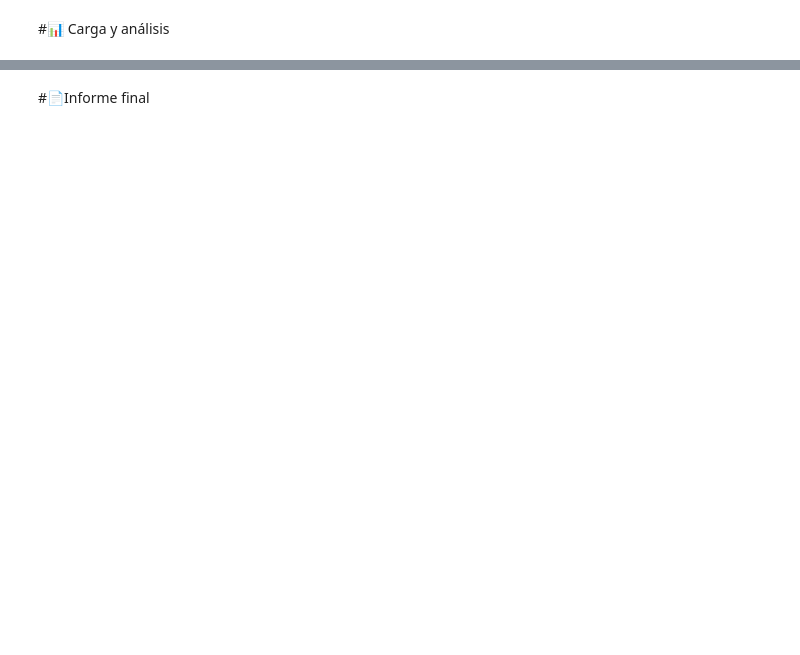
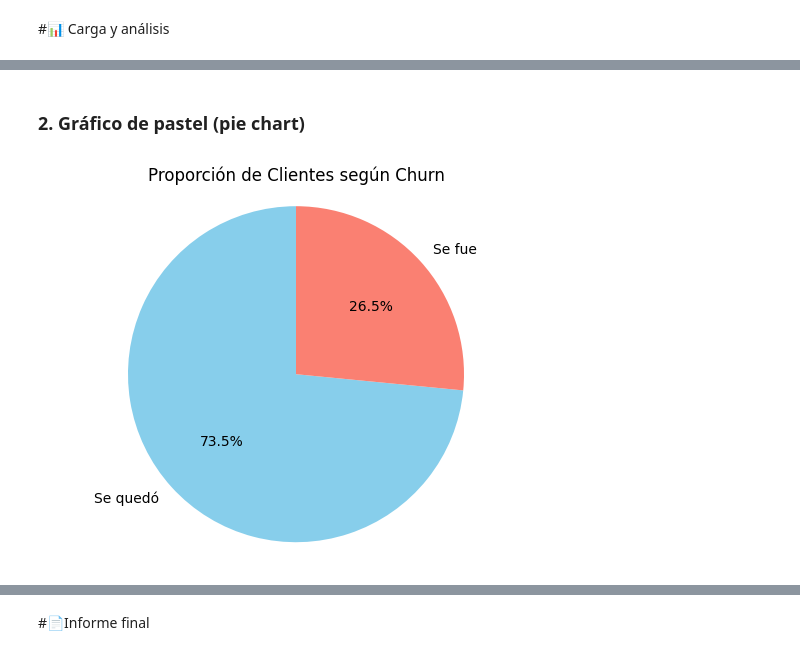
Before and after one commit to vicdas/DataScienceChallengeTelecomX, a Jupyter notebook: TelecomX_LATAM.ipynb, the cells around one changed output, grey strips where cells are left out. Drawn from its saved outputs; the diff is of its cells as text; code cells hidden in the pictures; blank space fills up the shorter version.

```diff
--- a/TelecomX_LATAM.ipynb
+++ b/TelecomX_LATAM.ipynb
@@ -153,0 +439,11 @@ datos_telecomx.head()
+# %% [markdown]
+### 2. Gráfico de pastel (pie chart)
+# %%
+churn_counts = datos_telecomx['Churn'].value_counts()
+labels = ['Se quedó', 'Se fue']
+plt.pie(churn_counts, labels=labels, autopct='%1.1f%%', startangle=90, colors=['skyblue', 'salmon'])
+plt.title('Proporción de Clientes según Churn')
+plt.axis('equal')  # Círculo perfecto
+plt.show()
+# %% [output]
+[figure, added]
```
Also changed, not shown: parts of 63 cells of this notebook.
